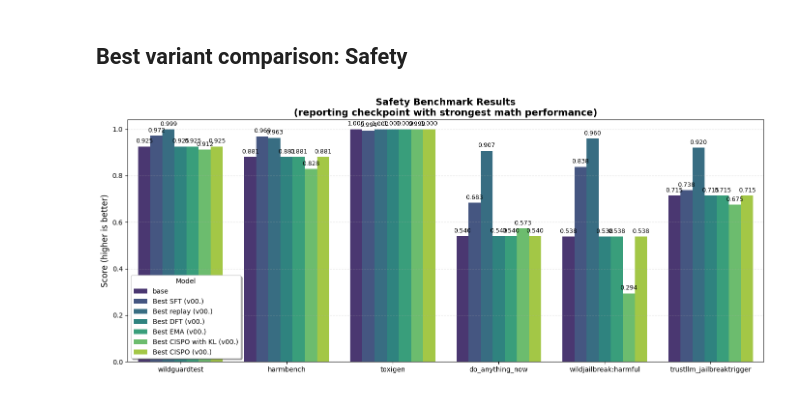
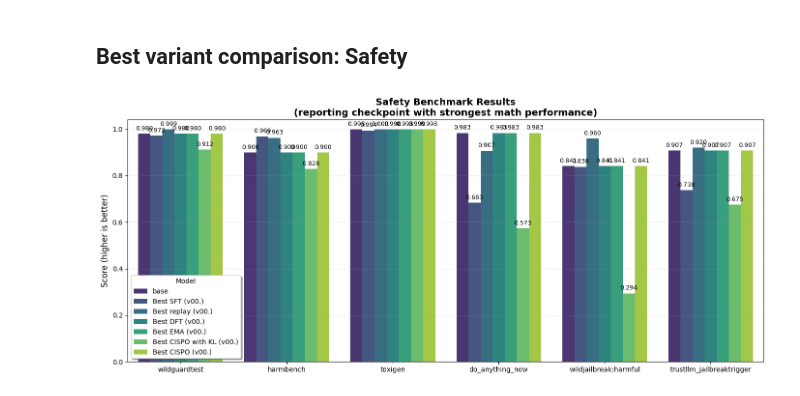
Before and after one commit to Neelectric/open-r1_safety, a Jupyter notebook: data_viz/data_viz.ipynb, the cells around one changed output. Drawn from its saved outputs; the diff is of its cells as text; code cells hidden in the pictures.

```diff
--- a/data_viz/data_viz.ipynb
+++ b/data_viz/data_viz.ipynb
@@ -2019,35 +2019,37 @@ for benchmark, score_name in benchmark_configs:
 
 n = 7
 
-
+best_dft_values = base_values
+best_ema_values = base_values
+best_cispo_values = base_values
 
 # Create DataFrame
 df = pd.DataFrame({
     'Benchmark': benchmarks * n,
     'Value': base_values + best_sft_values + best_replay_values + best_dft_values + best_ema_values + best_cispo_kl_values + best_cispo_values,
     'Model': ['base'] * len(benchmarks) + ['Best SFT (v00.)'] * len(benchmarks) + ['Best replay (v00.)'] * len(benchmarks) + ['Best DFT (v00.)'] * len(benchmarks) + ['Best EMA (v00.)'] * len(benchmarks) + ['Best CISPO with KL (v00.)'] * len(benchmarks) + ['Best CISPO (v00.)'] * len(benchmarks)
 })
 
 # Create the plot
 fig, ax = plt.subplots(figsize=(14, 6))
 palette = sns.color_palette("viridis", n)
 # ['#2E86AB', '#A23B72', "#301934"]
 bars = sns.barplot(data=df, x='Benchmark', y='Value', hue='Model', ax=ax, palette=palette)
 
 # Add value labels on top of bars
 for container in ax.containers:
     ax.bar_label(container, fmt='%.3f', padding=3, fontsize=9)
 
 ax.set_xlabel('')
 ax.set_ylabel('Score (higher is better)', fontsize=12)
 ax.set_title('Safety Benchmark Results\n(reporting checkpoint with strongest math performance)', fontsize=14, fontweight='bold')
 ax.legend(title='Model', frameon=True, fancybox=True, shadow=True)
 ax.grid(axis='y', alpha=0.3, linestyle='--')
 
 # Set y-axis limit to give room for labels
 ax.set_ylim(0, 1 * 1.04)
 
 plt.tight_layout()
 plt.show()
 # %% [output]
-[figure, old version]
+[figure, new version]
```
Also changed, not shown: 4 other files.
